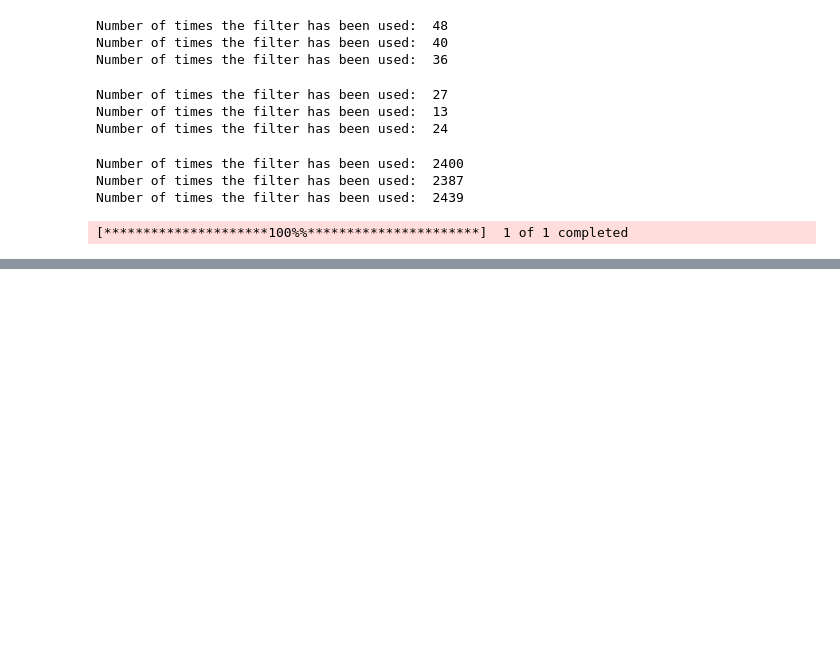
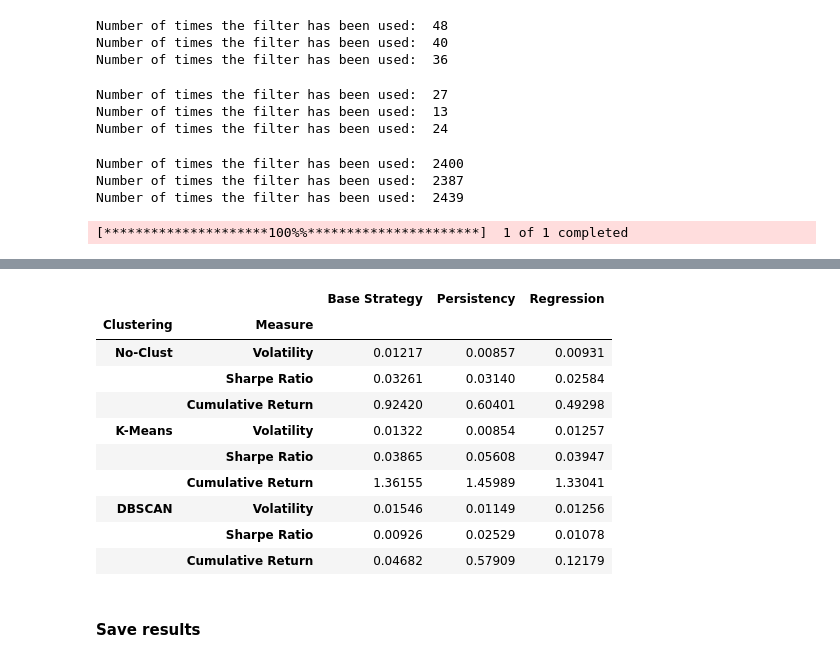
Before and after one commit to francesco-source/Portfolio-Optimization-via-Machine-Learning-Models, a Jupyter notebook: Italian_market.ipynb, the cells around one changed output, grey strips where cells are left out. Cells and saved outputs as stored; diff of their text form; code cells hidden in the pictures; blank space fills up the shorter version.

```diff
--- a/Italian_market.ipynb
+++ b/Italian_market.ipynb
@@ -680,11 +613,0 @@ Sharpe ratio :  0.02699
-# %%
-plot_portfolio_cumulative_return(result_validation_db,
-                                 refering_index= refering_index,
-                                 random_returns_df= baselines_val["db"],
-                                 title= "Trading Strategy Returns over time with DBScan Clustering - Validation")
-
-for return_strategy, name in zip(p_train_results_db, result_validation_db.columns):
-    print("Results obtained using ", name,": ", sep= "")
-    print("Volatility   : ", np.round(float(calculate_volatility(return_strategy)),5))
-    print("Sharpe ratio : ", np.round(float(calculate_sharpe_ratio(return_strategy)),5))
-    print()
@@ -716,0 +636,43 @@ Name: 2024-01-26 00:00:00, dtype: float64
+# %%
+volatility_no = [np.round(float(calculate_volatility(return_strategy)),5) for return_strategy in p_val_results_no]
+sharpe_ratio_no = [np.round(float(calculate_sharpe_ratio(return_strategy)),5) for return_strategy in p_val_results_no]
+cumulative_return_no = [np.round(float(calculate_cumulative_return(return_strategy)),5) for return_strategy in p_val_results_no]
+
+volatility_km = [np.round(float(calculate_volatility(return_strategy)),5) for return_strategy in p_val_results_km]
+sharpe_ratio_km = [np.round(float(calculate_sharpe_ratio(return_strategy)),5) for return_strategy in p_val_results_km]
+cumulative_return_km = [np.round(float(calculate_cumulative_return(return_strategy)),5) for return_strategy in p_val_results_km]
+
+volatility_db = [np.round(float(calculate_volatility(return_strategy)),5) for return_strategy in p_val_results_db]
+sharpe_ratio_db = [np.round(float(calculate_sharpe_ratio(return_strategy)),5) for return_strategy in p_val_results_db]
+cumulative_return_db = [np.round(float(calculate_cumulative_return(return_strategy)),5) for return_strategy in p_val_results_db]
+
+results_validation = np.array([
+    volatility_no,
+    sharpe_ratio_no,
+    cumulative_return_no,
+    volatility_km,
+    sharpe_ratio_km,
+    cumulative_return_km,
+    volatility_db,
+    sharpe_ratio_db,
+    cumulative_return_db,
+])
+
+index = pd.MultiIndex.from_product([["No-Clust", "K-Means", "DBSCAN"], ["Volatility", "Sharpe Ratio", "Cumulative Return"]], names= ["Clustering", "Measure"])
+
+results_validation_df = pd.DataFrame(results_validation, index= index, columns= strat_names)
+results_validation_df
+# %% [output]
+|  |  | Base Strategy | Persistency | Regression |
+| Clustering | Measure |  |  |  |
+| No-Clust | Volatility | 0.01217 | 0.00857 | 0.00931 |
+|  | Sharpe Ratio | 0.03261 | 0.03140 | 0.02584 |
+|  | Cumulative Return | 0.92420 | 0.60401 | 0.49298 |
+| K-Means | Volatility | 0.01322 | 0.00854 | 0.01257 |
+|  | Sharpe Ratio | 0.03865 | 0.05608 | 0.03947 |
+|  | Cumulative Return | 1.36155 | 1.45989 | 1.33041 |
+| DBSCAN | Volatility | 0.01546 | 0.01149 | 0.01256 |
+|  | Sharpe Ratio | 0.00926 | 0.02529 | 0.01078 |
+|  | Cumulative Return | 0.04682 | 0.57909 | 0.12179 |
+# %% [markdown]
+#### Save results
```
Also changed, not shown: parts of 15 cells of this notebook, 11 other files.
